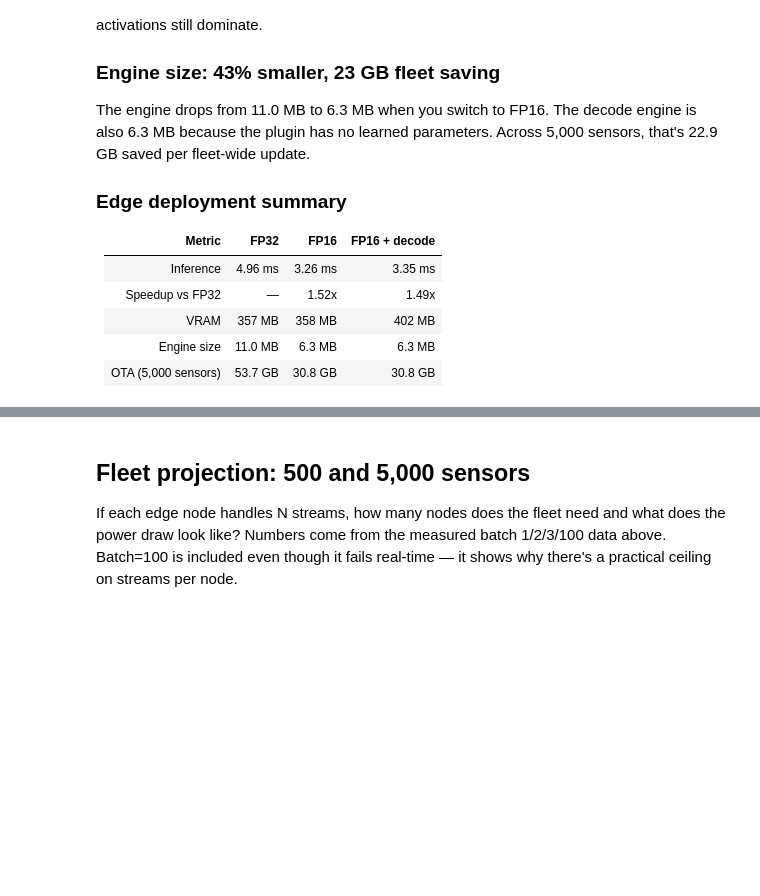
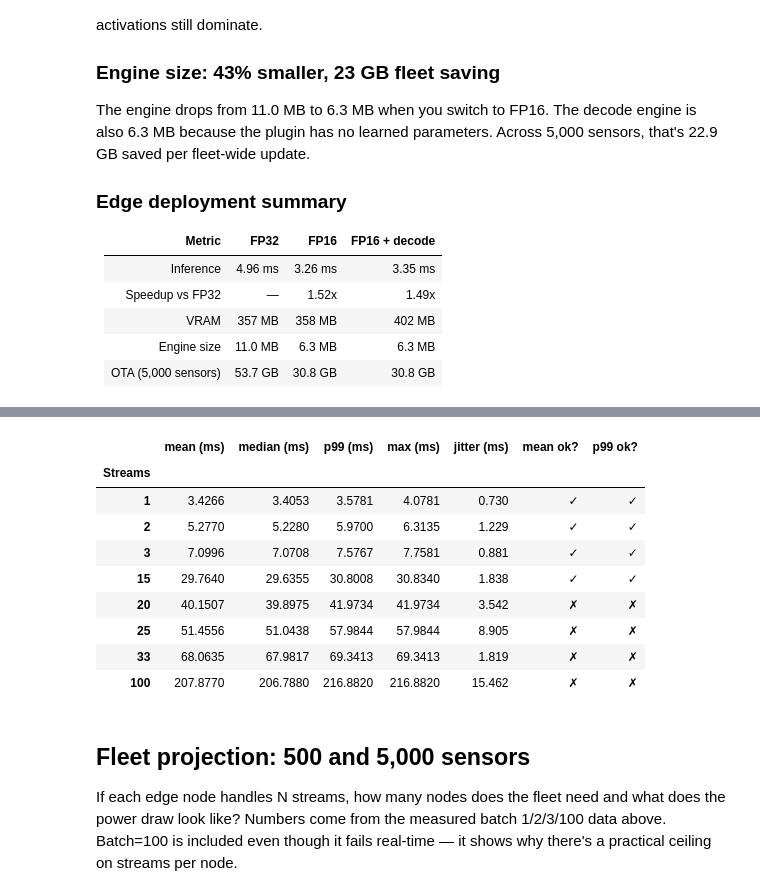
Before and after one commit to Dexter-Fernandes/deepstream-rtsp-pipeline, a Jupyter notebook: metrics/decode_comparison.ipynb, the cells around one changed output, grey strips where cells are left out. Drawn from its saved outputs; the diff is of its cells as text; code cells hidden in the pictures; blank space fills up the shorter version.

```diff
--- a/metrics/decode_comparison.ipynb
+++ b/metrics/decode_comparison.ipynb
@@ -369,3 +382,56 @@ for r in batch_results:
+# %%
+BUDGET_MS = 40.0  # 25 fps real-time floor
+
+tail_rows = []
+for r in batch_results:
+    b = r["batch"]
+    p99  = r.get("p99_ms", 0.0)
+    mn   = r.get("min_ms", 0.0)
+    med  = r.get("median_ms", 0.0)
+    mx   = r.get("max_ms", 0.0)
+    jitter = round(mx - mn, 3) if mx > 0 else None
+    tail_rows.append({
+        "Streams": b,
+        "mean (ms)": r["wall_ms"],
+        "median (ms)": med or None,
+        "p99 (ms)": p99 or None,
+        "max (ms)": mx or None,
+        "jitter (ms)": jitter,
+        "mean ok?": "✓" if r["wall_ms"] <= BUDGET_MS else "✗",
+        "p99 ok?": ("✓" if p99 <= BUDGET_MS else "✗") if p99 else "—",
+    })
+
+tdf = pd.DataFrame(tail_rows).set_index("Streams")
+display(tdf)
+
+has_tails = any(r.get("p99_ms", 0) > 0 for r in batch_results)
+if not has_tails:
+    print(
+        "\np99/max/jitter columns show None — tail data not yet measured.\n"
+        "Re-run `batch_bench.sh` inside the container after rebuilding the image\n"
+        "to populate min_ms / median_ms / p99_ms / max_ms in each batch_*.json."
+    )
+else:
+    for r in tail_rows:
+        b = r["Streams"]
+        p99 = r["p99 (ms)"]
+        mean_ms = r["mean (ms)"]
+        if p99 and p99 > BUDGET_MS and mean_ms <= BUDGET_MS:
+            print(
+                f"  batch={b}: mean {mean_ms:.2f} ms is within budget but "
+                f"p99 {p99:.2f} ms exceeds {BUDGET_MS:.0f} ms — drops frames at tail."
+            )
+# %% [output]
+|  | mean (ms) | median (ms) | p99 (ms) | max (ms) | jitter (ms) | mean ok? | p99 ok? |
+| Streams |  |  |  |  |  |  |  |
+| 1 | 3.4266 | 3.4053 | 3.5781 | 4.0781 | 0.730 | ✓ | ✓ |
+| 2 | 5.2770 | 5.2280 | 5.9700 | 6.3135 | 1.229 | ✓ | ✓ |
+| 3 | 7.0996 | 7.0708 | 7.5767 | 7.7581 | 0.881 | ✓ | ✓ |
+| 15 | 29.7640 | 29.6355 | 30.8008 | 30.8340 | 1.838 | ✓ | ✓ |
+| 20 | 40.1507 | 39.8975 | 41.9734 | 41.9734 | 3.542 | ✗ | ✗ |
+| 25 | 51.4556 | 51.0438 | 57.9844 | 57.9844 | 8.905 | ✗ | ✗ |
+| 33 | 68.0635 | 67.9817 | 69.3413 | 69.3413 | 1.819 | ✗ | ✗ |
+| 100 | 207.8770 | 206.7880 | 216.8820 | 216.8820 | 15.462 | ✗ | ✗ |
 # %% [markdown]
 ## Fleet projection: 500 and 5,000 sensors
 
```
Also changed, not shown: parts of 6 cells of this notebook, 5 other files.
